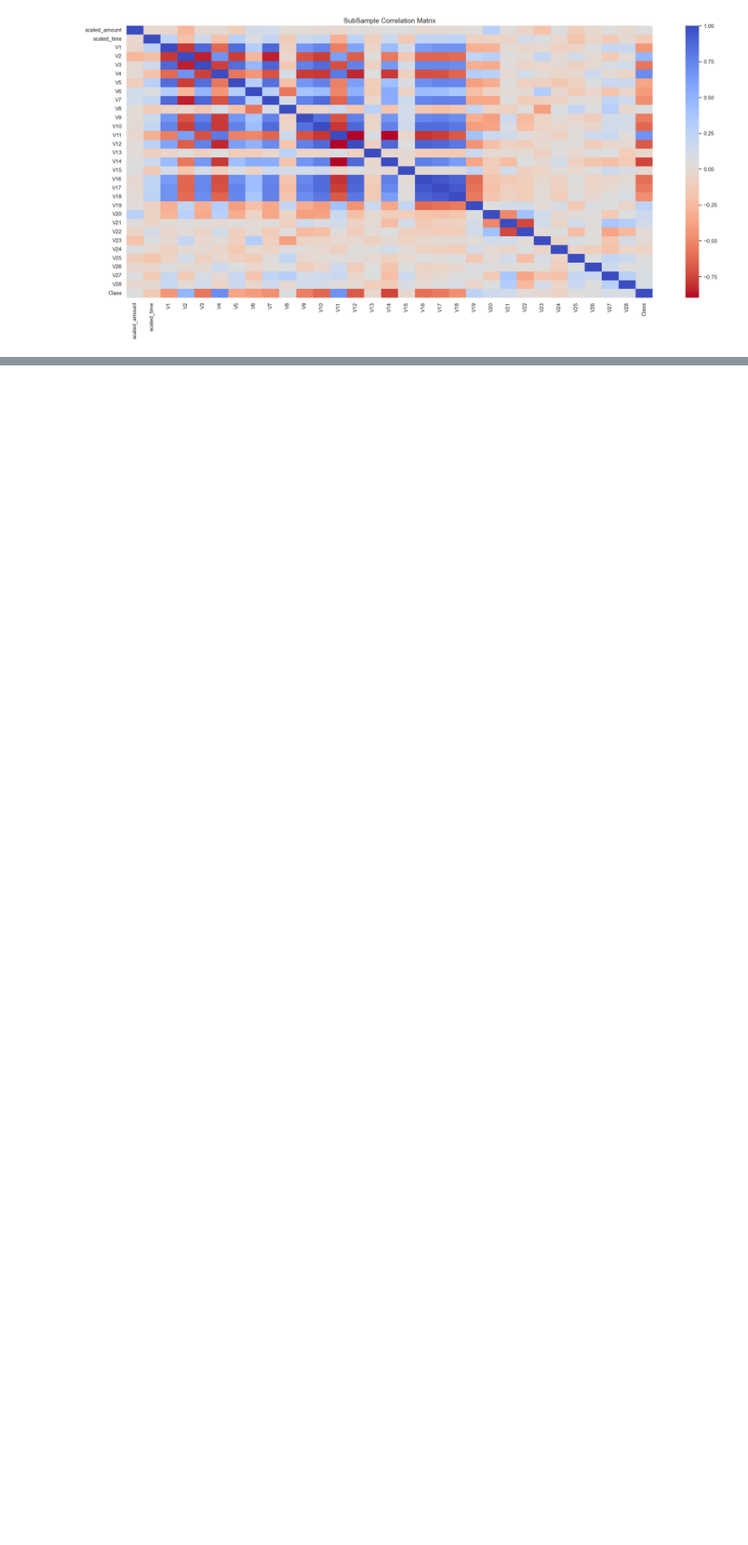
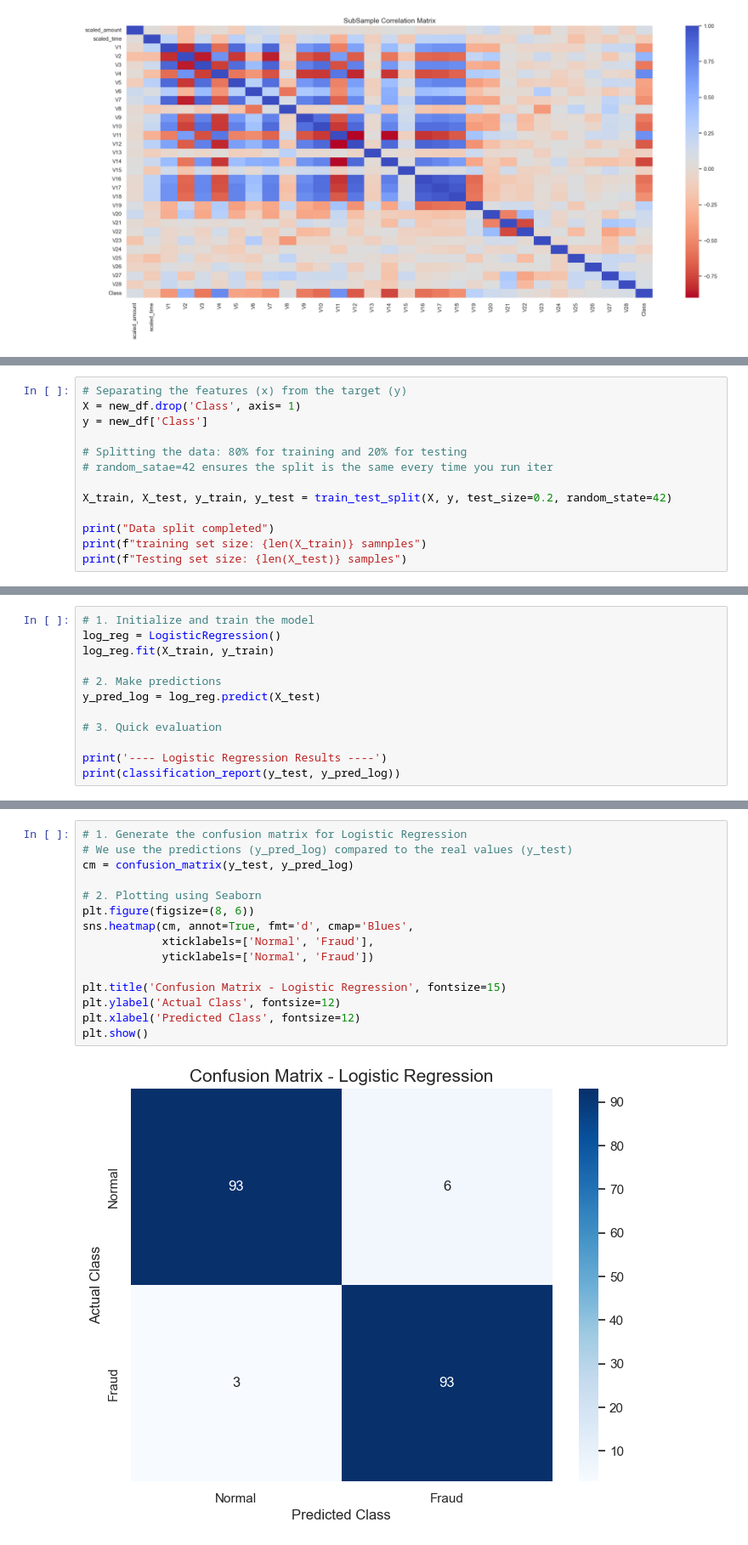
Before and after one commit to Rafaeldovale/detection-fraud-machine-learning, a Jupyter notebook: fraud_detection_analysis.ipynb, the cells around one changed output, grey strips where cells are left out. Shown at 85% size. Cells and saved outputs as stored; diff of their text form; blank space fills up the shorter version.

```diff
--- a/fraud_detection_analysis.ipynb
+++ b/fraud_detection_analysis.ipynb
@@ -267,0 +307,13 @@ plt.show()
+# %%
+# Separating the features (x) from the target (y)
+X = new_df.drop('Class', axis= 1)
+y = new_df['Class']
+
+# Splitting the data: 80% for training and 20% for testing
+# random_satae=42 ensures the split is the same every time you run iter
+
+X_train, X_test, y_train, y_test = train_test_split(X, y, test_size=0.2, random_state=42)
+
+print("Data split completed")
+print(f"training set size: {len(X_train)} samnples")
+print(f"Testing set size: {len(X_test)} samples")
@@ -267,0 +324,12 @@ plt.show()
+# %%
+# 1. Initialize and train the model
+log_reg = LogisticRegression()
+log_reg.fit(X_train, y_train)
+
+# 2. Make predictions
+y_pred_log = log_reg.predict(X_test)
+
+# 3. Quick evaluation
+
+print('---- Logistic Regression Results ----')
+print(classification_report(y_test, y_pred_log))
@@ -267,0 +382,17 @@ plt.show()
+# %%
+# 1. Generate the confusion matrix for Logistic Regression
+# We use the predictions (y_pred_log) compared to the real values (y_test)
+cm = confusion_matrix(y_test, y_pred_log)
+
+# 2. Plotting using Seaborn
+plt.figure(figsize=(8, 6))
+sns.heatmap(cm, annot=True, fmt='d', cmap='Blues',
+            xticklabels=['Normal', 'Fraud'],
+            yticklabels=['Normal', 'Fraud'])
+
+plt.title('Confusion Matrix - Logistic Regression', fontsize=15)
+plt.ylabel('Actual Class', fontsize=12)
+plt.xlabel('Predicted Class', fontsize=12)
+plt.show()
+# %% [output]
+[figure, added]
```
Also changed, not shown: parts of 10 cells of this notebook, 9 other files.
